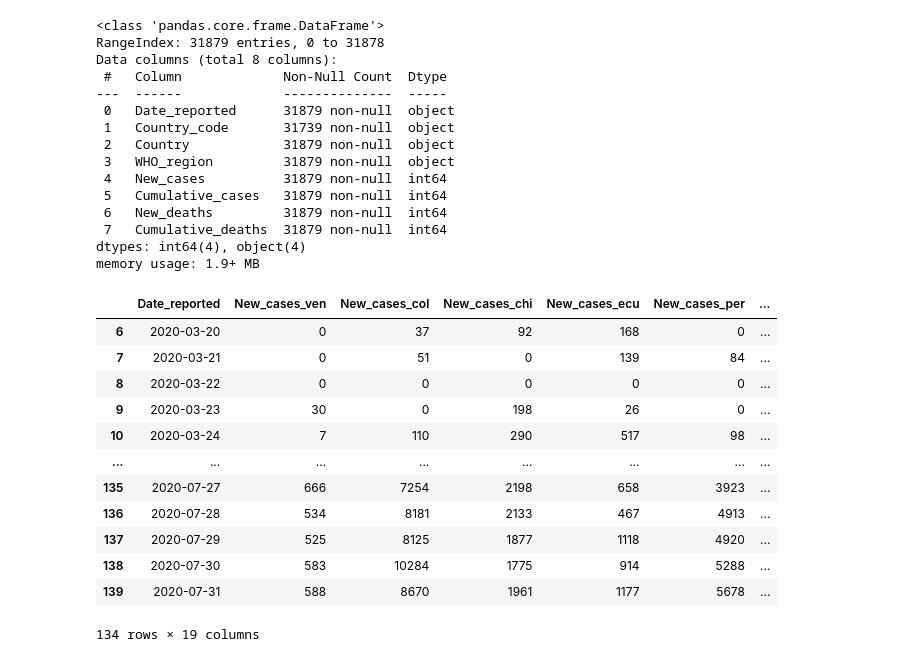
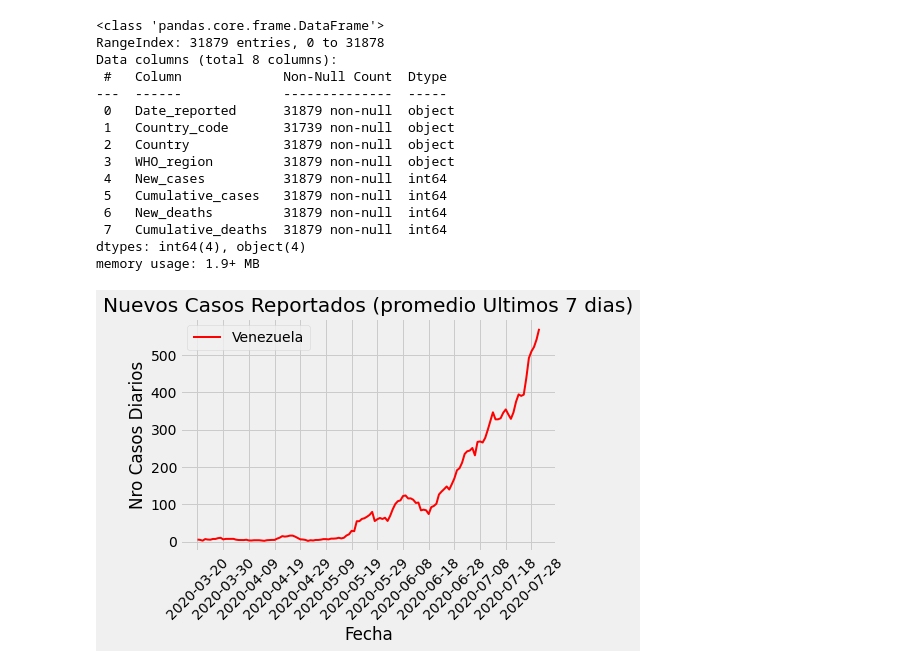
Before and after one commit to MagcDEV/covidVen, a Jupyter notebook: covid_19_ven.ipynb, the cells around one changed output. Drawn from its saved outputs; the diff is of its cells as text; code cells hidden in the pictures.

```diff
--- a/covid_19_ven.ipynb
+++ b/covid_19_ven.ipynb
@@ -121,53 +94,13 @@ df_ven.columns = ["Date_reported", "New_cases_ven", "New_cases_col", "New_cases_
-# %%
-df_ven["New_cases_roll_ven"] = df_ven.New_cases_ven.rolling(7).mean()
-df_ven["New_cases_roll_col"] = df_ven.New_cases_col.rolling(7).mean()
-df_ven["New_cases_roll_chi"] = df_ven.New_cases_chi.rolling(7).mean()
-df_ven["New_cases_roll_ecu"] = df_ven.New_cases_ecu.rolling(7).mean()
-df_ven["New_cases_roll_per"] = df_ven.New_cases_per.rolling(7).mean()
-df_ven["New_cases_roll_arg"] = df_ven.New_cases_arg.rolling(7).mean()
-df_ven["New_cases_roll_bra"] = df_ven.New_cases_bra.rolling(7).mean()
-df_ven["New_cases_roll_usa"] = df_ven.New_cases_usa.rolling(7).mean()
-df_ven["New_cases_roll_rwa"] = df_ven.New_cases_rwa.rolling(7).mean()
-df_ven = df_ven[~np.isnan(df_ven.New_cases_roll_ven)]
-
-
-#df_ven["pct_chan_ven"] = df_ven["New_cases_ven"].pct_change() * 100
-#df_ven["pct_chan_col"] = df_ven["New_cases_col"].pct_change() * 100
-#df_ven["pct_chan_chi"] = df_ven["New_cases_chi"].pct_change() * 100
-#df_ven["pct_chan_ecu"] = df_ven["New_cases_ecu"].pct_change() * 100
-#df_ven["pct_chan_per"] = df_ven["New_cases_per"].pct_change() * 100
-#df_ven["pct_chan_arg"] = df_ven["New_cases_arg"].pct_change() * 100
-#df_ven["pct_chan_bra"] = df_ven["New_cases_bra"].pct_change() * 100
-#df_ven["pct_chan_usa"] = df_ven["New_cases_usa"].pct_change() * 100
-#df_ven.pct_chan_ven[np.isinf(df_ven.pct_chan_ven) | np.isnan(df_ven.pct_chan_ven)] = 0
-#df_ven.pct_chan_col[np.isinf(df_ven.pct_chan_col) | np.isnan(df_ven.pct_chan_col)] = 0
-#df_ven.pct_chan_chi[np.isinf(df_ven.pct_chan_chi) | np.isnan(df_ven.pct_chan_chi)] = 0
-#df_ven.pct_chan_ecu[np.isinf(df_ven.pct_chan_ecu) | np.isnan(df_ven.pct_chan_ecu)] = 0
-#df_ven.pct_chan_per[np.isinf(df_ven.pct_chan_per) | np.isnan(df_ven.pct_chan_per)] = 0
-#df_ven.pct_chan_arg[np.isinf(df_ven.pct_chan_arg) | np.isnan(df_ven.pct_chan_arg)] = 0
-#df_ven.pct_chan_bra[np.isinf(df_ven.pct_chan_bra) | np.isnan(df_ven.pct_chan_bra)] = 0
-#df_ven.pct_chan_usa[np.isinf(df_ven.pct_chan_usa) | np.isnan(df_ven.pct_chan_usa)] = 0
-#df_ven["pct_chan_ven_roll"] = df_ven.New_cases_ven.rolling(7).mean()
-#df_ven["pct_chan_col_roll"] = df_ven.New_cases_col.rolling(7).mean()
-#df_ven["pct_chan_chi_roll"] = df_ven.New_cases_chi.rolling(7).mean()
-#df_ven["pct_chan_ecu_roll"] = df_ven.New_cases_ecu.rolling(7).mean()
-#df_ven["pct_chan_per_roll"] = df_ven.New_cases_per.rolling(7).mean()
-#df_ven["pct_chan_arg_roll"] = df_ven.New_cases_arg.rolling(7).mean()
-#df_ven["pct_chan_bra_roll"] = df_ven.New_cases_bra.rolling(7).mean()
-#df_ven["pct_chan_usa_roll"] = df_ven.New_cases_usa.rolling(7).mean()
-#df_ven = df_ven[~np.isnan(df_ven.pct_chan_ven_roll)]
-df_ven
-# %% [output]
-|  | Date_reported | New_cases_ven | New_cases_col | New_cases_chi | New_cases_ecu | New_cases_per | ... |
-| 6 | 2020-03-20 | 0 | 37 | 92 | 168 | 0 | ... |
-| 7 | 2020-03-21 | 0 | 51 | 0 | 139 | 84 | ... |
-| 8 | 2020-03-22 | 0 | 0 | 0 | 0 | 0 | ... |
-| 9 | 2020-03-23 | 30 | 0 | 198 | 26 | 0 | ... |
-| 10 | 2020-03-24 | 7 | 110 | 290 | 517 | 98 | ... |
-| ... | ... | ... | ... | ... | ... | ... | ... |
-| 135 | 2020-07-27 | 666 | 7254 | 2198 | 658 | 3923 | ... |
-| 136 | 2020-07-28 | 534 | 8181 | 2133 | 467 | 4913 | ... |
-| 137 | 2020-07-29 | 525 | 8125 | 1877 | 1118 | 4920 | ... |
-| 138 | 2020-07-30 | 583 | 10284 | 1775 | 914 | 5288 | ... |
-| 139 | 2020-07-31 | 588 | 8670 | 1961 | 1177 | 5678 | ... |
-134 rows × 19 columns
+# %%
+plt.style.use('fivethirtyeight')
+plt.plot(df_ven.Date_reported, df_ven.New_cases_roll_ven, color='red', linewidth=2, label='Venezuela')
+plt.ylabel('Nro Casos Diarios')
+plt.xlabel('Fecha')
+plt.title('Nuevos Casos Reportados (promedio Ultimos 7 dias)')
+x_ticks = np.arange(0, len(df_ven.Date_reported), 10)
+plt.xticks(x_ticks ,rotation=45)
+plt.legend()
+plt.grid(True)
+plt.show()
+# %% [output]
+[figure, added]
```
Also changed, not shown: parts of 11 cells of this notebook, 6 other files.
